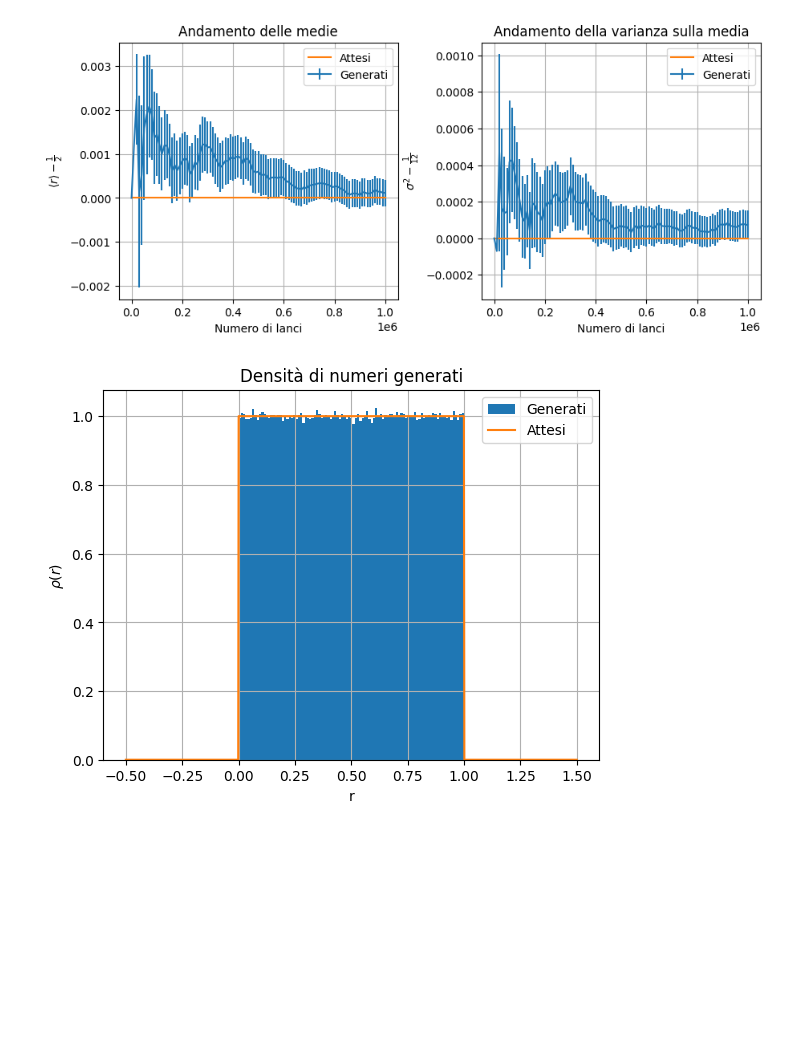
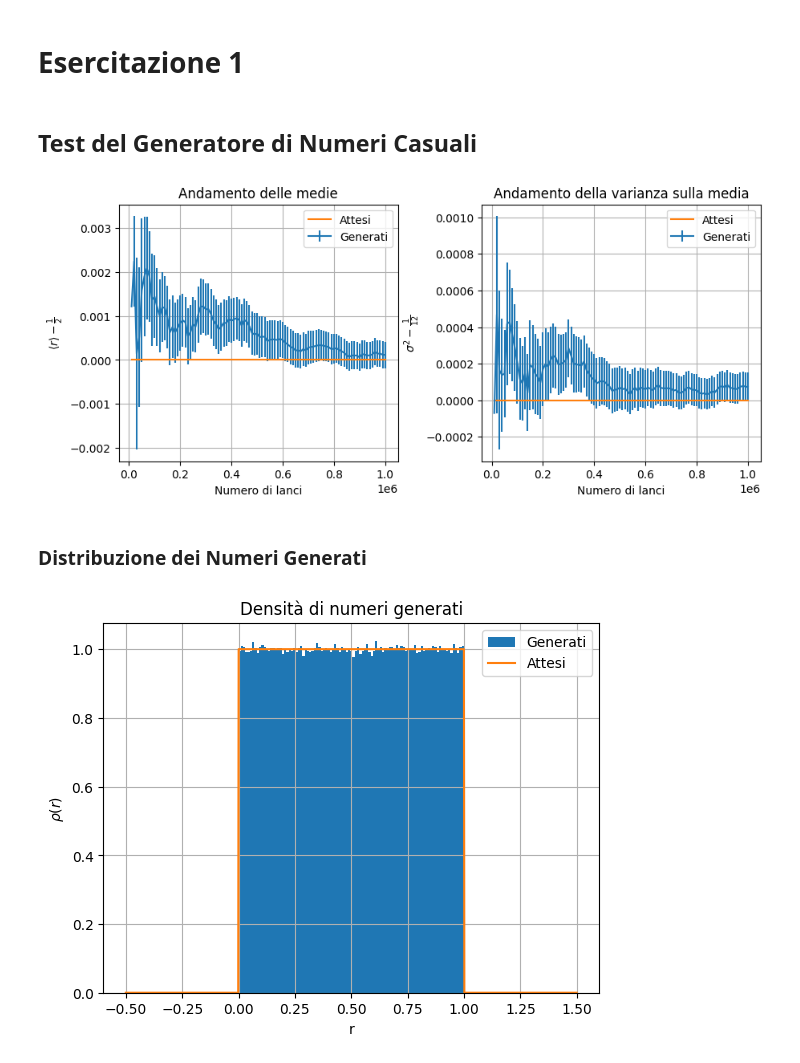
Before and after one commit to sergio-egm/lsn_delivery_exercises, a Jupyter notebook: es1/LSN_Exercises_01.ipynb, the cells around one changed output. Cells and saved outputs as stored; diff of their text form; code cells hidden in the pictures; blank space fills up the shorter version.

```diff
--- a/es1/LSN_Exercises_01.ipynb
+++ b/es1/LSN_Exercises_01.ipynb
@@ -1,3 +1,5 @@
+# %% [markdown]
+# Esercitazione 1
 # %%
 import matplotlib
 import matplotlib.pyplot as plt
@@ -5,31 +7,35 @@ import numpy as np
 from scipy.stats import chi2
 from scipy.stats import cauchy
 from scipy.stats import norm
+# %% [markdown]
+## Test del Generatore di Numeri Casuali
 # %%
 data=[]
 #Carico i dati generati
-data.append(np.loadtxt("output1.dat"))
-data.append(np.loadtxt("output2.dat"))
+data.append(np.loadtxt("output_ave.dat"))
+data.append(np.loadtxt("output_var.dat"))
 
 #List di titoli
 titles=[r"Andamento delle medie",r"Andamento della varianza sulla media"]
 labels=[r"$\langle r \rangle-\frac{1}{2}$",r"$\sigma^2-\frac{1}{12}$"]
 #Faccio più plots
 fig,axx=plt.subplots(1, 2, figsize=(10, 4))
 
 for i in range(2):
     axx[i].errorbar(data[i][:,0],data[i][:,1],yerr=data[i][:,2],label="Generati")
     axx[i].plot(data[i][:,0],np.zeros(np.shape(data[i])[0]),label="Attesi")
     axx[i].set_xlabel(r"Numero di lanci")
     axx[i].set_ylabel(labels[i])
     axx[i].set_title(titles[i])
     axx[i].grid(True)
     axx[i].legend()
 
 plt.subplots_adjust(hspace=0.3, wspace=0.3, top=0.9, bottom=0.1, left=0.1, right=0.9)
 plt.show()
 # %% [output]
-[figure, old version]
+[figure, new version]
+# %% [markdown]
+### Distribuzione dei Numeri Generati
 # %%
 #Funzione che descrive la distribuzione uniforme attesa
 def unif_dist():
```
Also changed, not shown: parts of 4 cells of this notebook, 17 other files.
